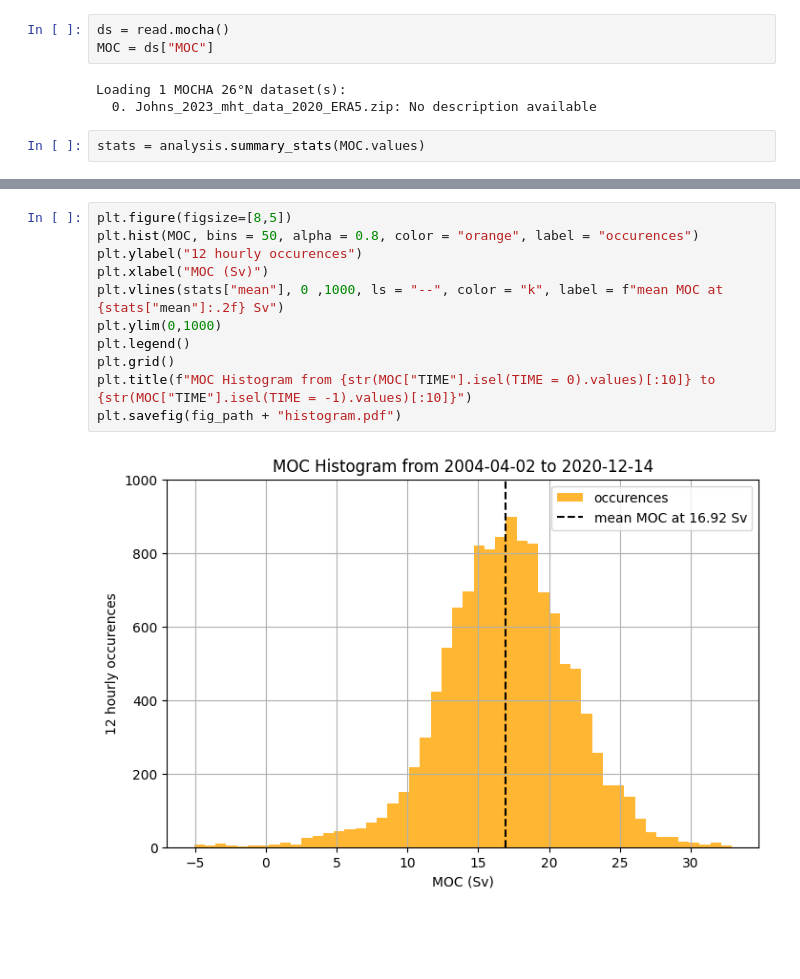
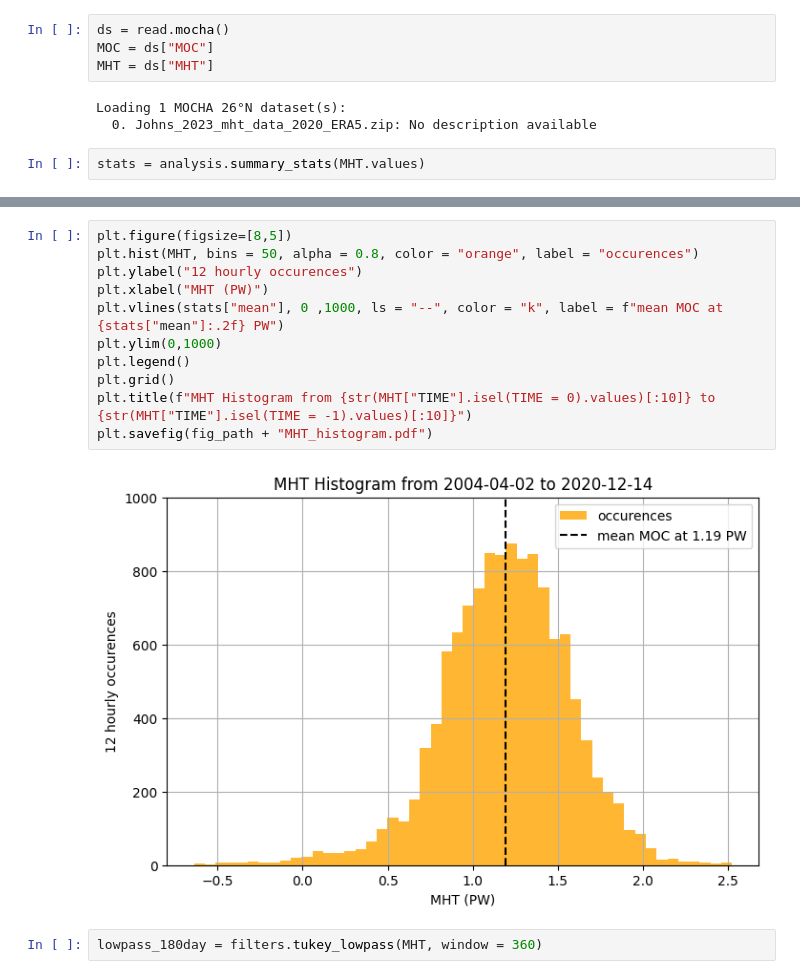
Before and after one commit to jakey244/DataAnalysis_A1, a Jupyter notebook: notebooks/timeseries.ipynb, the cells around one changed output, grey strips where cells are left out. Drawn from its saved outputs; the diff is of its cells as text; blank space fills up the shorter version.

Commit message:
current README progress, tests, filtered spectrum included

```diff
--- a/notebooks/timeseries.ipynb
+++ b/notebooks/timeseries.ipynb
@@ -12,8 +13,9 @@ fig_path = "../figures/"
 # %%
 ds = read.mocha()
 MOC = ds["MOC"]
+MHT = ds["MHT"]
 # %% [output]
 Loading 1 MOCHA 26°N dataset(s):
   0. Johns_2023_mht_data_2020_ERA5.zip: No description available
 # %%
-stats = analysis.summary_stats(MOC.values)
+stats = analysis.summary_stats(MHT.values)
@@ -24,13 +33,15 @@ np.float64(37.9699772404192)
 # %%
 plt.figure(figsize=[8,5])
-plt.hist(MOC, bins = 50, alpha = 0.8, color = "orange", label = "occurences")
+plt.hist(MHT, bins = 50, alpha = 0.8, color = "orange", label = "occurences")
 plt.ylabel("12 hourly occurences")
-plt.xlabel("MOC (Sv)")
-plt.vlines(stats["mean"], 0 ,1000, ls = "--", color = "k", label = f"mean MOC at {stats["mean"]:.2f} Sv")
+plt.xlabel("MHT (PW)")
+plt.vlines(stats["mean"], 0 ,1000, ls = "--", color = "k", label = f"mean MOC at {stats["mean"]:.2f} PW")
 plt.ylim(0,1000)
 plt.legend()
 plt.grid()
-plt.title(f"MOC Histogram from {str(MOC["TIME"].isel(TIME = 0).values)[:10]} to {str(MOC["TIME"].isel(TIME = -1).values)[:10]}")
-plt.savefig(fig_path + "histogram.pdf")
+plt.title(f"MHT Histogram from {str(MHT["TIME"].isel(TIME = 0).values)[:10]} to {str(MHT["TIME"].isel(TIME = -1).values)[:10]}")
+plt.savefig(fig_path + "MHT_histogram.pdf")
 # %% [output]
-[figure, old version]
+[figure, new version]
+# %%
+lowpass_180day = filters.tukey_lowpass(MHT, window = 360)
```
Also changed, not shown: parts of 4 cells of this notebook, 11 other files.
